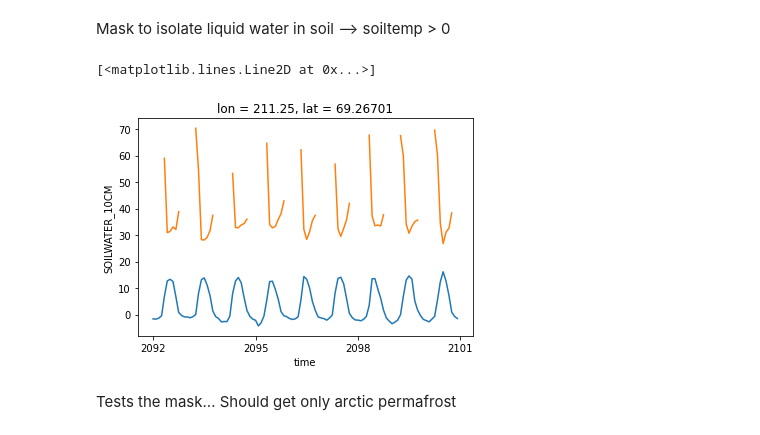
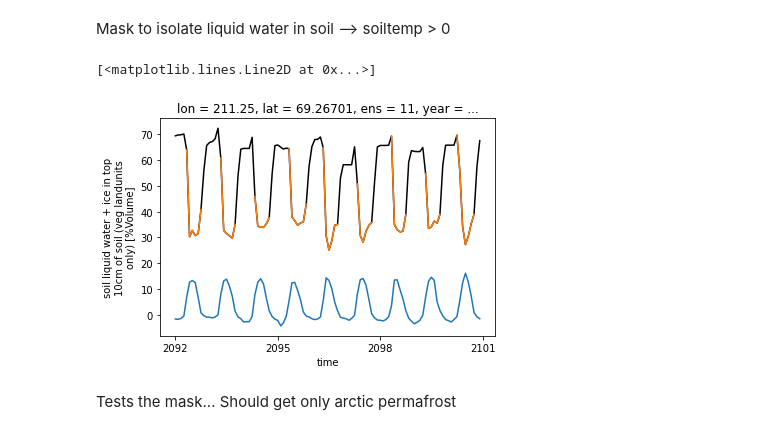
Before and after one commit to eschlerm/permafrost, a Jupyter notebook: LocalChange-ARC.ipynb, the cells around one changed output. Drawn from its saved outputs; the diff is of its cells as text; code cells hidden in the pictures.

```diff
--- a/LocalChange-ARC.ipynb
+++ b/LocalChange-ARC.ipynb
@@ -390,15 +390,15 @@ dsMonth2 = dsMonth2.where(maxALTmask<40).where(dsMonth2.lat>40) #mask non permaf
 # %% [markdown]
 Mask to isolate liquid water in soil --> soiltemp > 0
 # %%
-dsMonth2_liq = dsMonth2.where(dsMonth2['TSOI_10CM']>0).drop('year')
+dsMonth2_liq = dsMonth2.where(dsMonth2['TSOI_10CM']>0)
 
 #Testing mask
 dsMonth2.TSOI_10CM.mean('ens').sel(lat=plat,lon=plon,method='nearest').isel(time=slice(-108,None)).plot()
-dsMonth2_liq.SOILWATER_10CM.mean('ens').sel(lat=plat,lon=plon,method='nearest').isel(time=slice(-108,None)).plot()
-# dsMonth2.SOILWATER_10CM.mean('ens').sel(lat=plat,lon=plon,method='nearest').isel(time=slice(-108,None)).plot()
+dsMonth2.SOILWATER_10CM.isel(ens=0).sel(lat=plat,lon=plon,method='nearest').isel(time=slice(-108,None)).plot(color='k')
+dsMonth2_liq.SOILWATER_10CM.isel(ens=0).sel(lat=plat,lon=plon,method='nearest').isel(time=slice(-108,None)).plot()
 # %% [output]
 [<matplotlib.lines.Line2D at 0x...>]
-[figure, old version]
+[figure, new version]
 # %% [markdown]
 Tests the mask... Should get only arctic permafrost
 # %%
```
Also changed, not shown: parts of 9 cells of this notebook.
